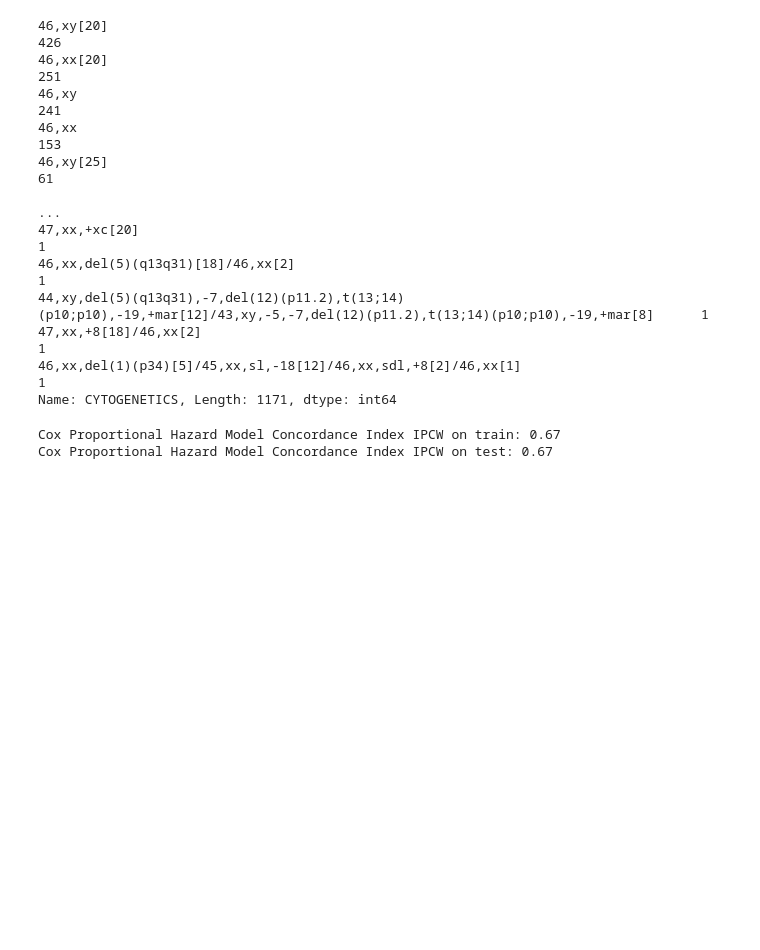
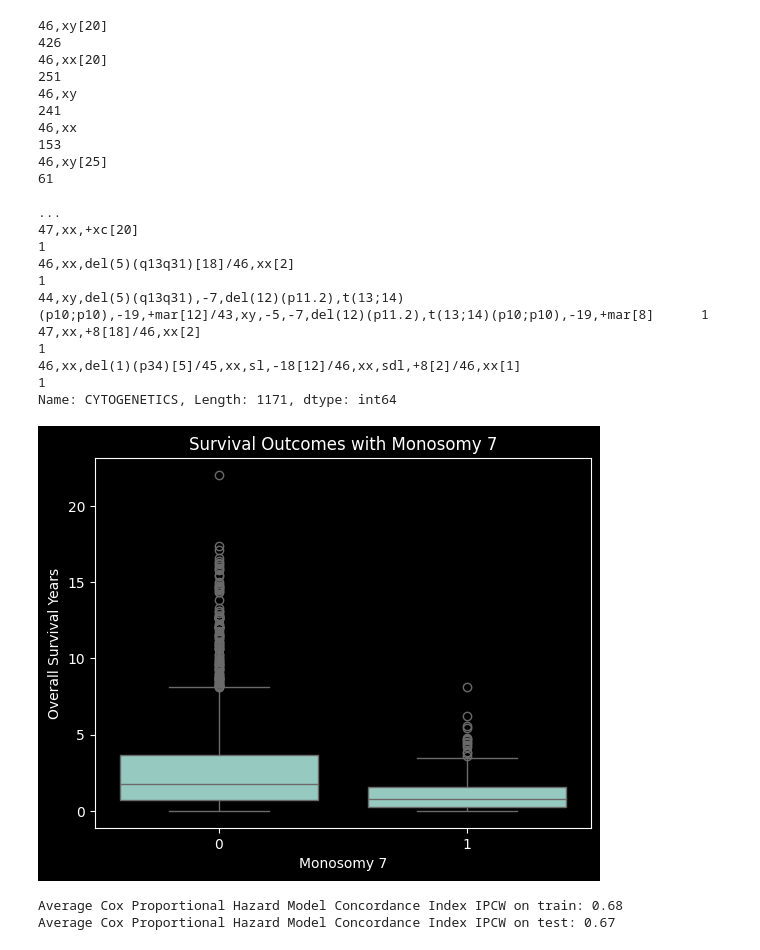
Before and after one commit to Loic-Jaillet/ENS-ML-Challenge, a Jupyter notebook: challenge.ipynb, the cells around one changed output. Saved outputs shown, nothing was run; the diff lists cells and outputs as text; code cells hidden in the pictures; blank space fills up the shorter version.

```diff
--- a/challenge.ipynb
+++ b/challenge.ipynb
@@ -355,6 +399,15 @@ X_f['CYTOGENETICS'].value_counts()
 46,xx,del(1)(p34)[5]/45,xx,sl,-18[12]/46,xx,sdl,+8[2]/46,xx[1]                                                                      1
 Name: CYTOGENETICS, Length: 1171, dtype: int64
 # %%
-X_f['MONOSOMY 7'] = X_f['CYTOGENETICS'].str.contains('-7').fillna(False).map({True: 10, False: 0})
+X_f['MONOSOMY 7'] = X_f['CYTOGENETICS'].str.contains('-7').fillna(False).map({True: 1, False: 0})
+# %%
+merged_mono = X_f.merge(target_df[['ID','OS_YEARS']], on='ID')
+sns.boxplot(x='MONOSOMY 7', y='OS_YEARS', data=merged_mono)
+plt.title('Survival Outcomes with Monosomy 7')
+plt.xlabel('Monosomy 7')
+plt.ylabel('Overall Survival Years')
+plt.show()
+# %% [output]
+[figure, added]
 # %%
 X_f = X_f.drop(columns=['CYTOGENETICS','ID'])
@@ -366,13 +414,6 @@ X_f_test = imputer.transform(X_f_test)
-# %%
-# Initialize and train the Cox Proportional Hazards model
-cox_c = CoxPHSurvivalAnalysis()
-cox_c.fit(X_c_train, y_c_train)
-
-# Evaluate the model using Concordance Index IPCW
-cox_cindex_c_train = concordance_index_ipcw(y_c_train, y_c_train, cox_c.predict(X_c_train), tau=7)[0]
-cox_cindex_c_test = concordance_index_ipcw(y_c_train, y_c_test, cox_c.predict(X_c_test), tau=7)[0]
-print(f"Cox Proportional Hazard Model Concordance Index IPCW on train: {cox_cindex_c_train:.2f}")
-print(f"Cox Proportional Hazard Model Concordance Index IPCW on test: {cox_cindex_c_test:.2f}")
-# %% [output]
-Cox Proportional Hazard Model Concordance Index IPCW on train: 0.67
-Cox Proportional Hazard Model Concordance Index IPCW on test: 0.67
+# %%
+eval_mono = CoxModelEvaluator(X_f, y_f)
+eval_mono.evaluate_model()
+# %% [output]
+Average Cox Proportional Hazard Model Concordance Index IPCW on train: 0.68
+Average Cox Proportional Hazard Model Concordance Index IPCW on test: 0.67
```
Also changed, not shown: parts of 15 cells of this notebook.
